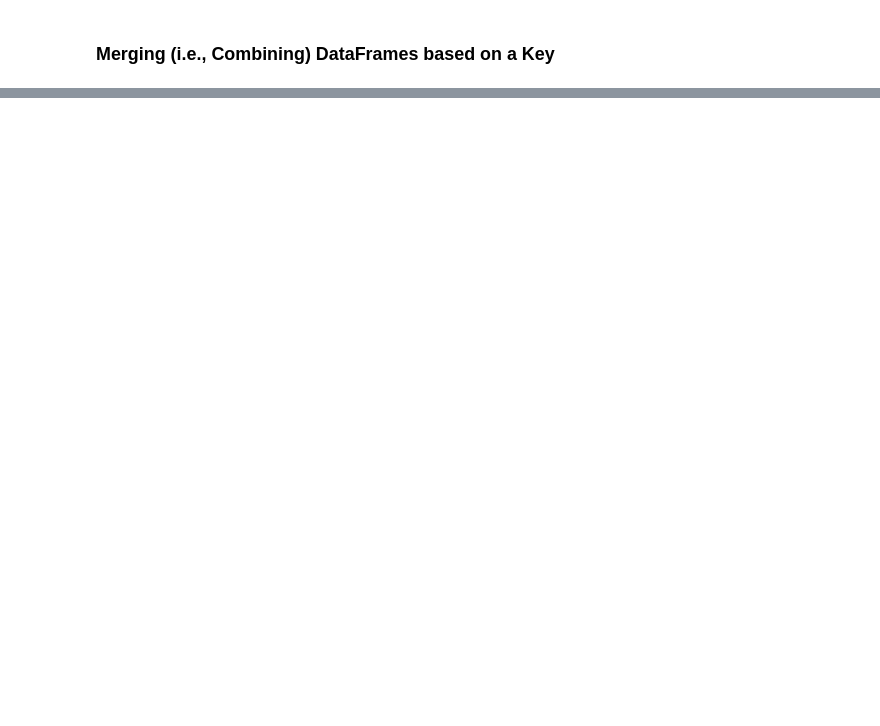
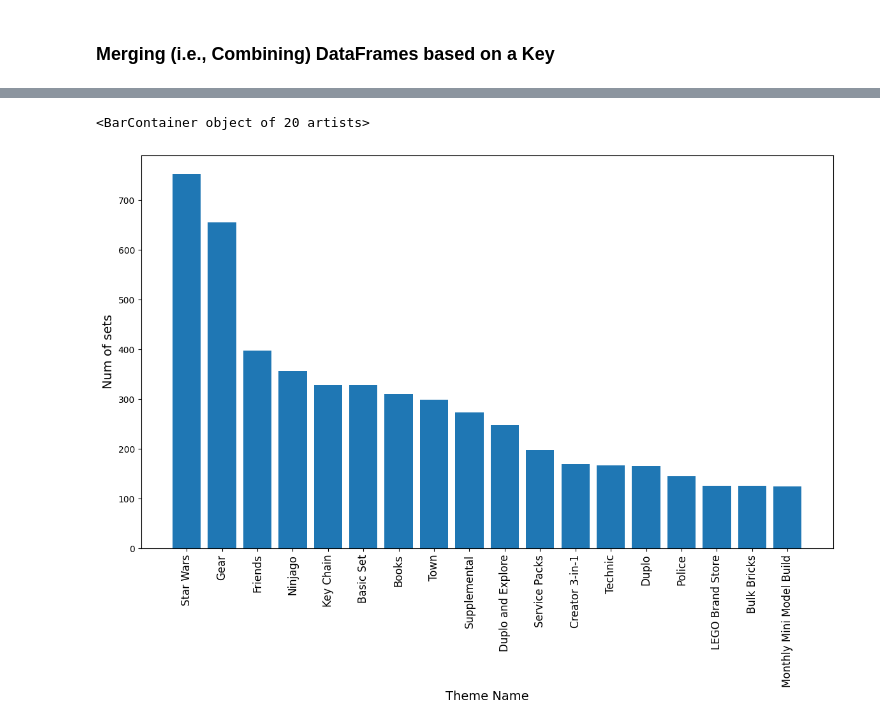
Before and after one commit to itsrabinbhat/100DaysofPython, a Jupyter notebook: LEGO_notebook_and_data/Lego_Analysis_for_Course.ipynb, the cells around one changed output, grey strips where cells are left out. Drawn from its saved outputs; the diff is of its cells as text; code cells hidden in the pictures; blank space fills up the shorter version.

Commit message:
relatonal databases, merging 2 table, plotting bar chart

```diff
--- a/LEGO_notebook_and_data/Lego_Analysis_for_Course.ipynb
+++ b/LEGO_notebook_and_data/Lego_Analysis_for_Course.ipynb
@@ -239,3 +245,6 @@ plt.scatter(parts_per_set[:-2].index, parts_per_set.num_parts[:-2])
 ### Number of Sets per LEGO Theme
 # %% [markdown]
 LEGO has licensed many hit franchises from Harry Potter to Marvel Super Heros to many others. But which theme has the largest number of individual sets?
+# %%
+theme_count = sets_df['theme_id'].value_counts()
+theme_count
@@ -247,3 +272,5 @@ LEGO has licensed many hit franchises from Harry Potter to Marvel Super Heros to
 The themes.csv file has the actual theme names. The sets .csv has <code>theme_ids</code> which link to the <code>id</code> column in the themes.csv.
 # %% [markdown]
 **Challenge**: Explore the themes.csv. How is it structured? Search for the name 'Star Wars'. How many <code>id</code>s correspond to this name in the themes.csv? Now use these <code>id</code>s and find the corresponding the sets in the sets.csv (Hint: you'll need to look for matches in the <code>theme_id</code> column)
+# %%
+themes_df = pd.read_csv('data/themes.csv')
@@ -250,2 +308,8 @@ The themes.csv file has the actual theme names. The sets .csv has <code>theme_id
 # %% [markdown]
 ### Merging (i.e., Combining) DataFrames based on a Key
+# %%
+theme_count = pd.DataFrame({
+    'id':theme_count.index,
+    'set_count':theme_count.values
+})
+theme_count.head()
@@ -251,0 +323,3 @@ The themes.csv file has the actual theme names. The sets .csv has <code>theme_id
+# %%
+merged_df = pd.merge(theme_count, themes_df, on='id')
+merged_df.head()
@@ -251,0 +333,10 @@ The themes.csv file has the actual theme names. The sets .csv has <code>theme_id
+# %%
+# Plottling top themes on chart
+plt.figure(figsize=(14,8))
+plt.ylabel('Num of sets', fontsize=14)
+plt.xlabel('Theme Name', fontsize=14)
+plt.xticks(fontsize=12, rotation=90)
+plt.bar(merged_df.name[:20], merged_df.set_count[:20])
+# %% [output]
+<BarContainer object of 20 artists>
+[figure, added]
```
Also changed, not shown: parts of 9 cells of this notebook.
